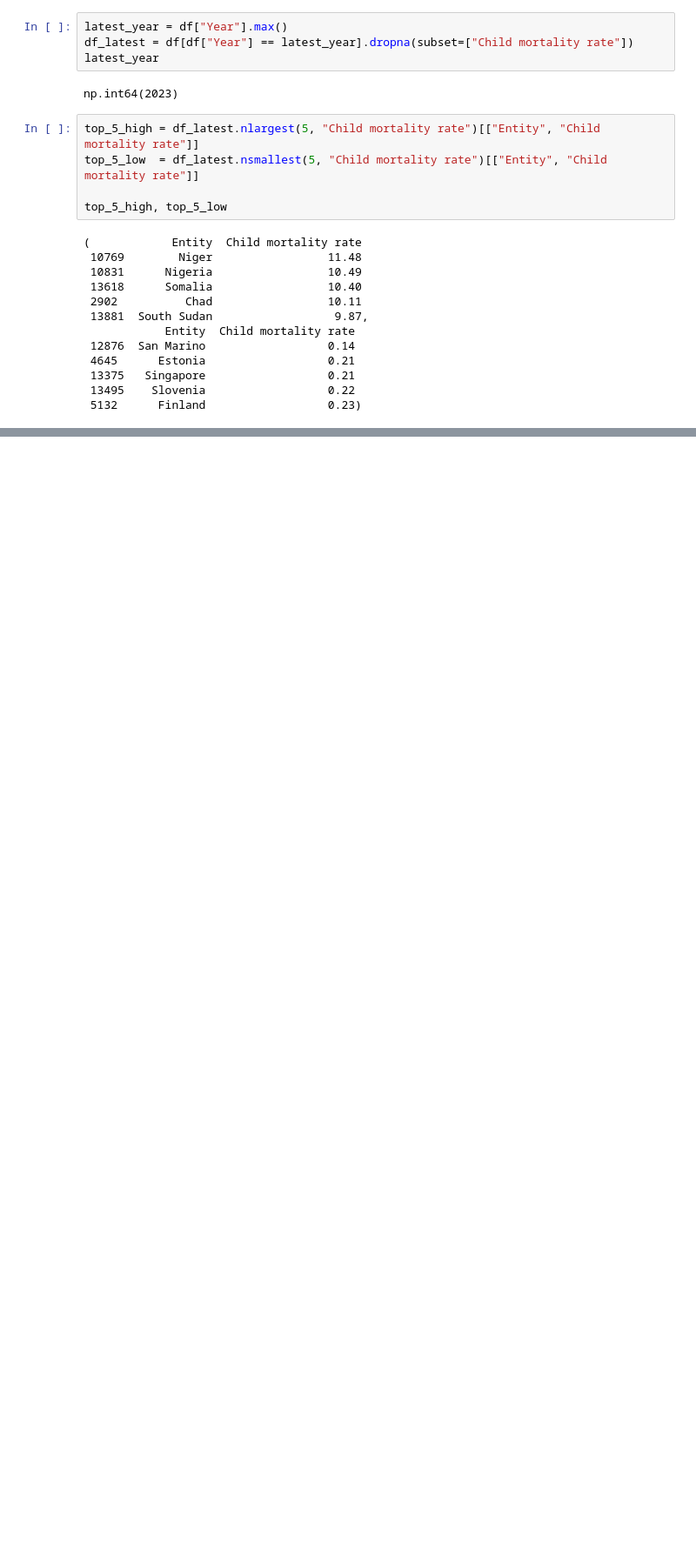
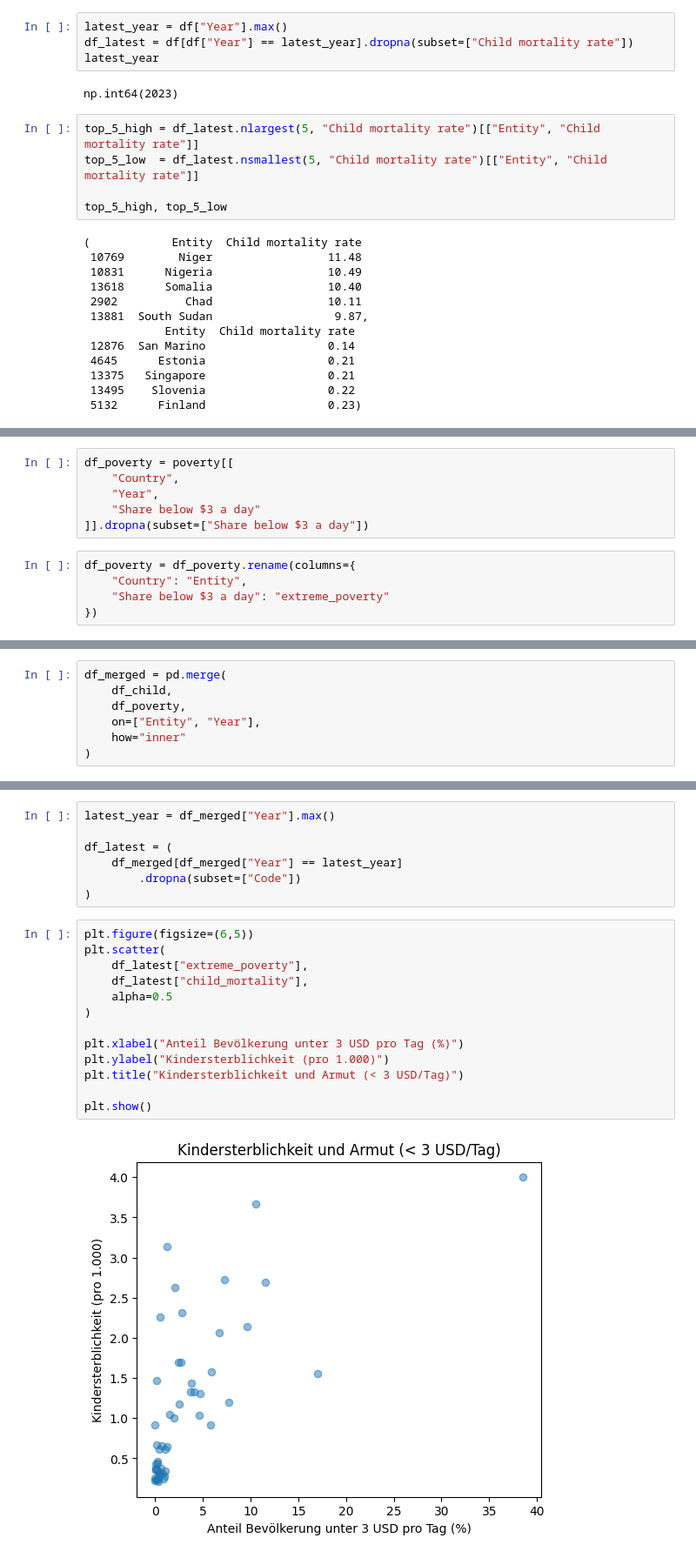
Before and after one commit to weissma8/Kindersterblichkeitsrate, a Jupyter notebook: Kindersterblichkeitsrate.ipynb, the cells around one changed output, grey strips where cells are left out. Shown: that part at 87% size. Drawn from its saved outputs; the diff is of its cells as text; blank space fills up the shorter version.

Commit message:
Kindersterblichkeit und Poverty gemergt+ Grafiken

```diff
--- a/Kindersterblichkeitsrate.ipynb
+++ b/Kindersterblichkeitsrate.ipynb
@@ -290,0 +316,11 @@ top_5_high, top_5_low
+# %%
+df_poverty = poverty[[
+    "Country",
+    "Year",
+    "Share below $3 a day"
+]].dropna(subset=["Share below $3 a day"])
+# %%
+df_poverty = df_poverty.rename(columns={
+    "Country": "Entity",
+    "Share below $3 a day": "extreme_poverty"
+})
@@ -290,0 +329,7 @@ top_5_high, top_5_low
+# %%
+df_merged = pd.merge(
+    df_child,
+    df_poverty,
+    on=["Entity", "Year"],
+    how="inner"
+)
@@ -290,0 +346,22 @@ top_5_high, top_5_low
+# %%
+latest_year = df_merged["Year"].max()
+
+df_latest = (
+    df_merged[df_merged["Year"] == latest_year]
+        .dropna(subset=["Code"])
+)
+# %%
+plt.figure(figsize=(6,5))
+plt.scatter(
+    df_latest["extreme_poverty"],
+    df_latest["child_mortality"],
+    alpha=0.5
+)
+
+plt.xlabel("Anteil Bevölkerung unter 3 USD pro Tag (%)")
+plt.ylabel("Kindersterblichkeit (pro 1.000)")
+plt.title("Kindersterblichkeit und Armut (< 3 USD/Tag)")
+
+plt.show()
+# %% [output]
+[figure, added]
```
Also changed, not shown: parts of 13 cells of this notebook, 1 other file.
